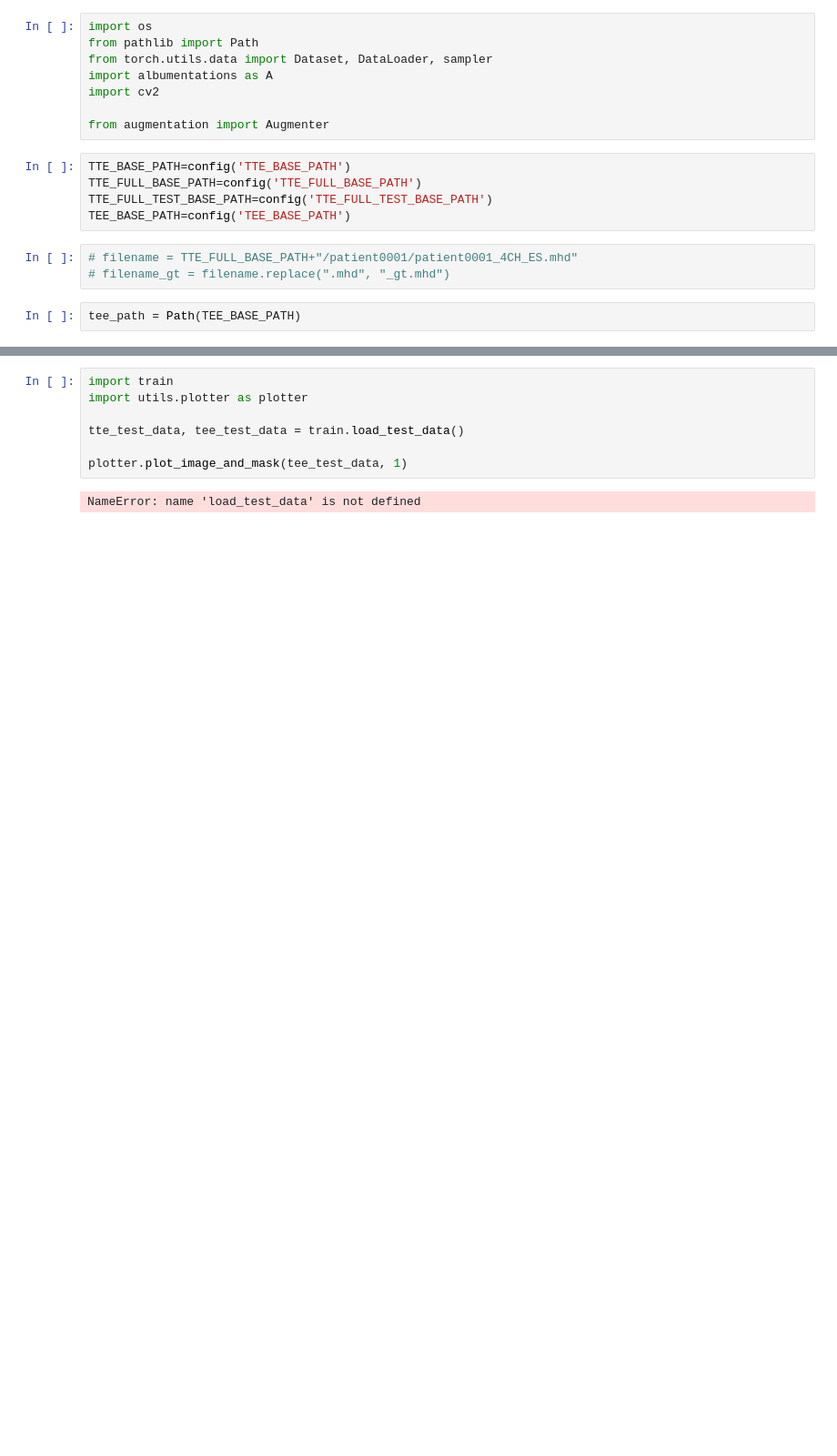
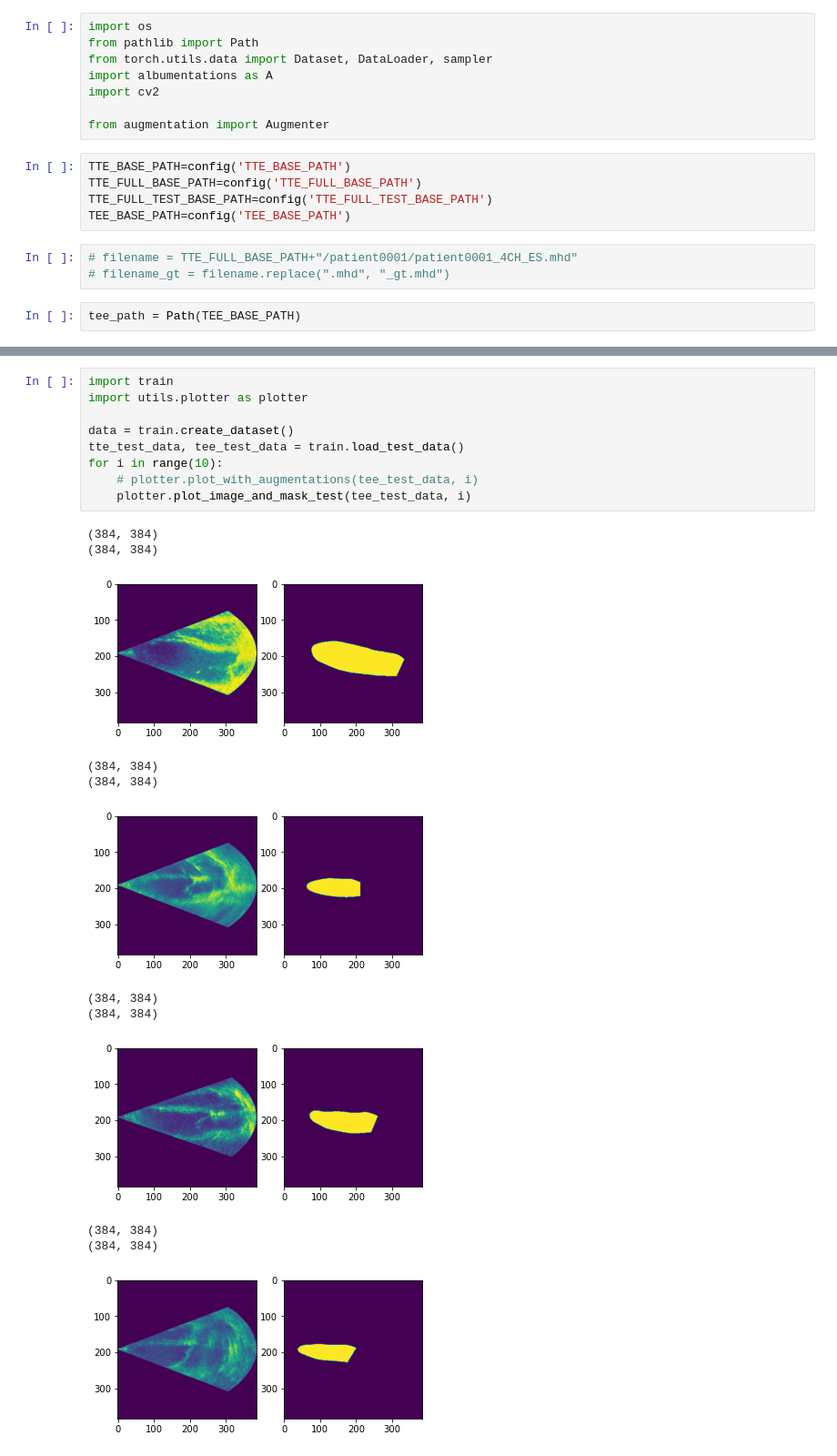
Before and after one commit to eolweus/TDT4265-project, a Jupyter notebook: train2.ipynb, the cells around one changed output, grey strips where cells are left out. Shown at 91% size. Saved outputs shown, nothing was run; the diff lists cells and outputs as text; blank space fills up the shorter version.

Commit message:
add func for resizing tee and try to fix tee mask

```diff
--- a/train2.ipynb
+++ b/train2.ipynb
@@ -53,9 +51,22 @@ SyntaxError: unmatched ')' (<ipython-input-6-661864b62bb7>, line 2)
 # %%
 import train
 import utils.plotter as plotter
 
+data = train.create_dataset()
 tte_test_data, tee_test_data = train.load_test_data()
-
-plotter.plot_image_and_mask(tee_test_data, 1)
+for i in range(10):
+    # plotter.plot_with_augmentations(tee_test_data, i)
+    plotter.plot_image_and_mask_test(tee_test_data, i)
 # %% [output]
-NameError: name 'load_test_data' is not defined
+(384, 384)
+(384, 384)
+[figure, added]
+(384, 384)
+(384, 384)
+[figure, added]
+(384, 384)
+(384, 384)
+[figure, added]
+(384, 384)
+(384, 384)
+[figure, added]
```
Also changed, not shown: parts of 2 cells of this notebook, 4 other files.
